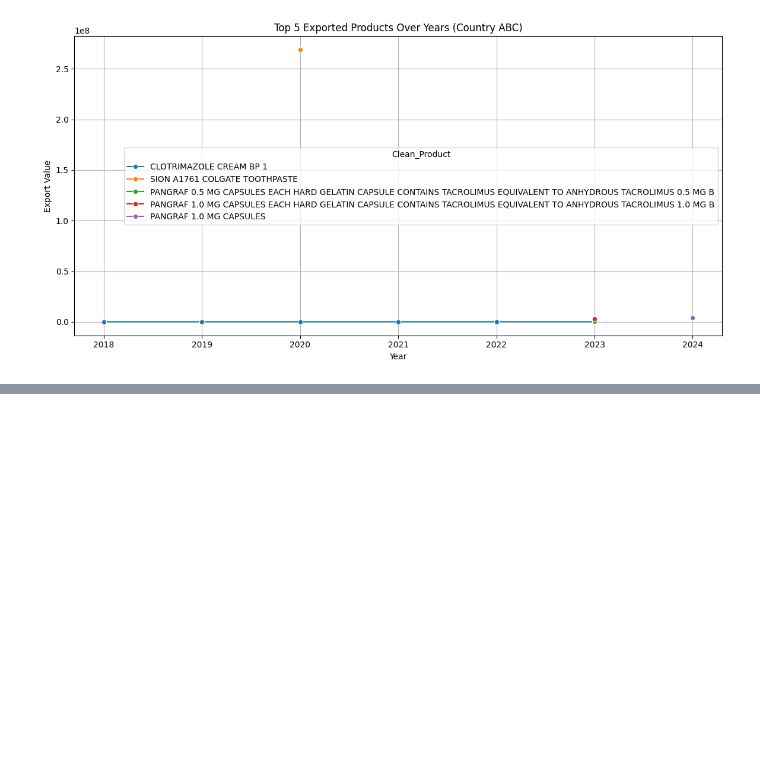
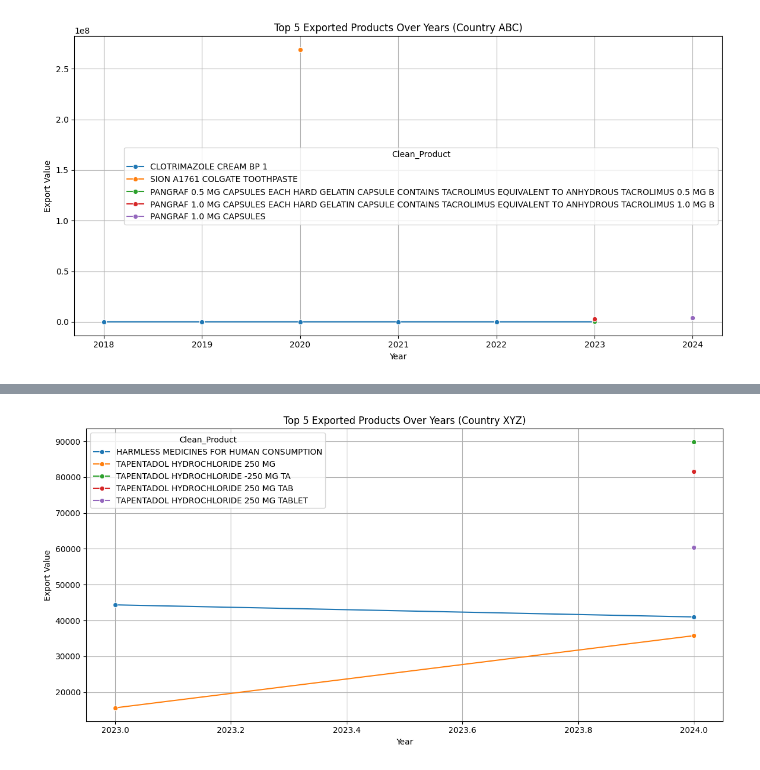
Before and after one commit to Sambhaji6529/Product_Assignment, a Jupyter notebook: Product_Assignment.ipynb, the cells around one changed output, grey strips where cells are left out. Cells and saved outputs as stored; diff of their text form; code cells hidden in the pictures; blank space fills up the shorter version.

```diff
--- a/Product_Assignment.ipynb
+++ b/Product_Assignment.ipynb
@@ -198,3 +198,83 @@ plt.tight_layout()
 plt.show()
 # %% [output]
 [figure]
+# %%
+import pandas as pd
+import matplotlib.pyplot as plt
+import seaborn as sns
+
+# Combine all sheets
+xyz_df = pd.concat(xyz_data.values(), ignore_index=True)
+
+# Check column count and preview
+print("Number of columns in xyz_df:", len(xyz_df.columns))
+print("First row sample:", xyz_df.iloc[0].tolist())
+
+# Assign correct number of column names (18 in this case)
+xyz_df.columns = [
+    'Mode', 'Port_Code', 'Empty1', 'Empty2', 'Empty3', 'Empty4',
+    'Date', 'Empty5', 'Product', 'Empty6', 'Unit', 'Empty7',
+    'Rate', 'Currency', 'Empty8', 'Empty9', 'Exporter', 'Country'
+]
+
+# Keep only necessary columns
+xyz_df = xyz_df[['Date', 'Product', 'Rate', 'Unit', 'Currency', 'Country']]
+
+# Add dummy quantity if missing
+xyz_df['Quantity'] = 1
+
+# Convert Date and handle invalid ones
+xyz_df['Date'] = pd.to_datetime(xyz_df['Date'], errors='coerce')
+xyz_df = xyz_df.dropna(subset=['Date']).copy()
+
+# Extract year safely
+xyz_df['Year'] = xyz_df['Date'].dt.year
+
+# Clean Quantity and Rate
+xyz_df['Quantity'] = pd.to_numeric(xyz_df['Quantity'], errors='coerce')
+xyz_df['Rate'] = pd.to_numeric(xyz_df['Rate'], errors='coerce')
+
+# Drop rows with critical missing data
+xyz_df.dropna(subset=['Year', 'Product', 'Quantity', 'Rate'], inplace=True)
+
+# Clean Product names
+xyz_df['Clean_Product'] = xyz_df['Product'].str.upper().str.strip()
+xyz_df['Clean_Product'] = xyz_df['Clean_Product'].str.extract(r'([A-Z0-9\s\-\.]+)')[0]
+
+# Compute Export Value
+xyz_df['Export_Value'] = xyz_df['Quantity'] * xyz_df['Rate']
+
+# Filter for valid exports
+xyz_cleaned_df = xyz_df[(xyz_df['Quantity'] > 0) & (xyz_df['Rate'] > 0)]
+
+# Group by Year and Product
+product_yearly_export_xyz = xyz_cleaned_df.groupby(['Year', 'Clean_Product'])['Export_Value'].sum().reset_index()
+
+# Get top 5 exported products overall
+top_products_xyz = (
+    product_yearly_export_xyz.groupby('Clean_Product')['Export_Value']
+    .sum()
+    .sort_values(ascending=False)
+    .head(5)
+    .index
+)
+
+# Filter data for only top products
+top_data_xyz = product_yearly_export_xyz[product_yearly_export_xyz['Clean_Product'].isin(top_products_xyz)]
+
+# Plot the export trend
+plt.figure(figsize=(12, 6))
+sns.lineplot(data=top_data_xyz, x='Year', y='Export_Value', hue='Clean_Product', marker='o')
+plt.title('Top 5 Exported Products Over Years (Country XYZ)')
+plt.ylabel('Export Value')
+plt.xlabel('Year')
+plt.grid(True)
+plt.tight_layout()
+plt.show()
+
+# Print top 10 products overall
+print("Top 5 Exported Products (XYZ):")
+print(product_yearly_export_xyz.groupby('Clean_Product')['Export_Value'].sum()
+      .sort_values(ascending=False)
+      .head(10))
+# %% [output]
@@ -200,0 +283 @@ plt.show()
+[figure, added]
```
Also changed, not shown: parts of 2 cells of this notebook.
